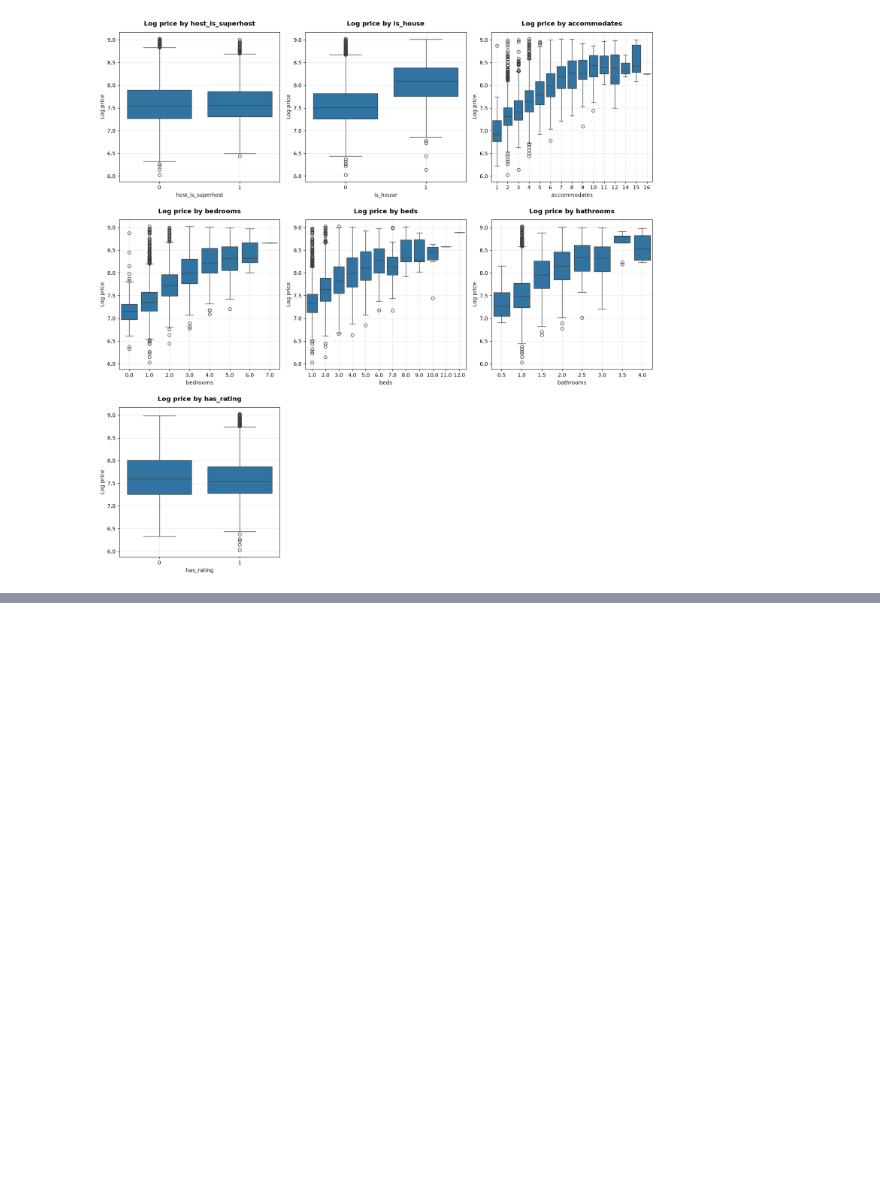
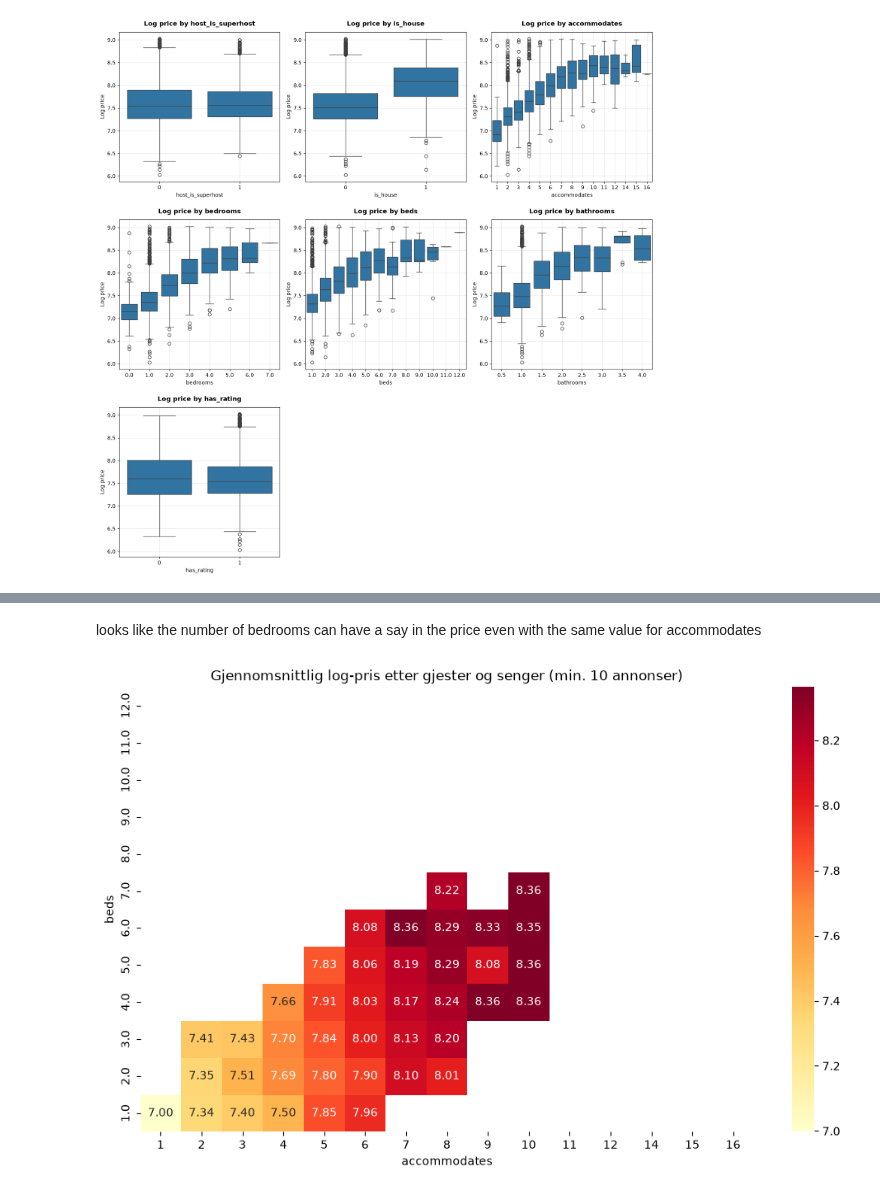
Before and after one commit to malenalisken/Airbnb_project, a Jupyter notebook: analyse/relations.ipynb, the cells around one changed output, grey strips where cells are left out. Drawn from its saved outputs; the diff is of its cells as text; code cells hidden in the pictures; blank space fills up the shorter version.

```diff
--- a/analyse/relations.ipynb
+++ b/analyse/relations.ipynb
@@ -143,0 +188,16 @@ plt.tight_layout(h_pad=2.0)
+# %% [markdown]
+looks like the number of bedrooms can have a say in the price even with the same value for accommodates
+# %%
+pivot_mean = df_clean.pivot_table(index="beds", columns="accommodates",
+                                  values="log_price", aggfunc="mean")
+pivot_count = df_clean.pivot_table(index="beds", columns="accommodates",
+                                   values="log_price", aggfunc="count")
+
+plt.figure(figsize=(12, 7))
+ax = sns.heatmap(pivot_mean.where(pivot_count >= 8),
+                 annot=True, fmt=".2f", cmap="YlOrRd")
+ax.invert_yaxis()   # flere soverom oppover
+plt.title("Gjennomsnittlig log-pris etter gjester og senger (min. 10 annonser)")
+plt.show()
+# %% [output]
+[figure, added]
```
Also changed, not shown: parts of 5 cells of this notebook.
